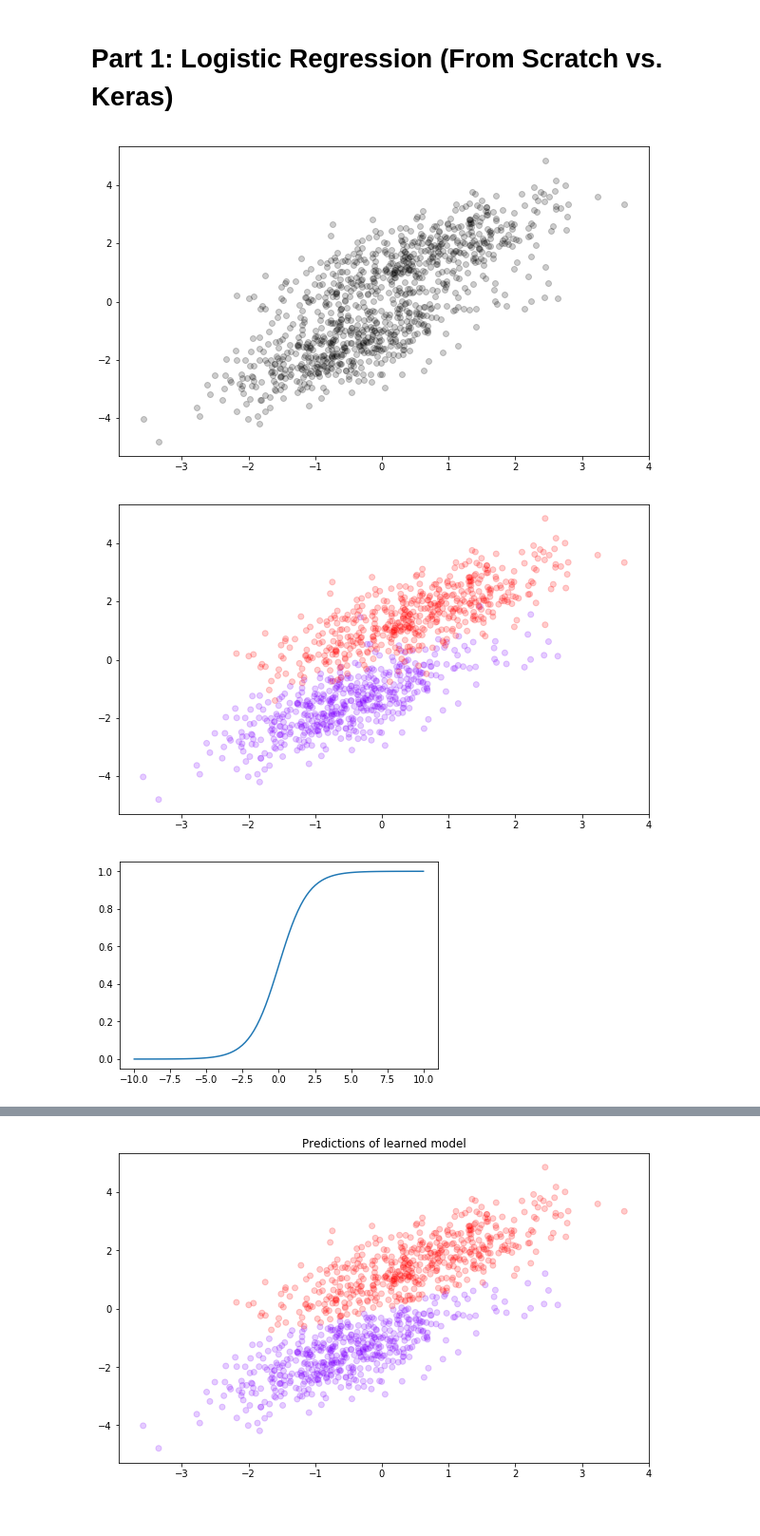
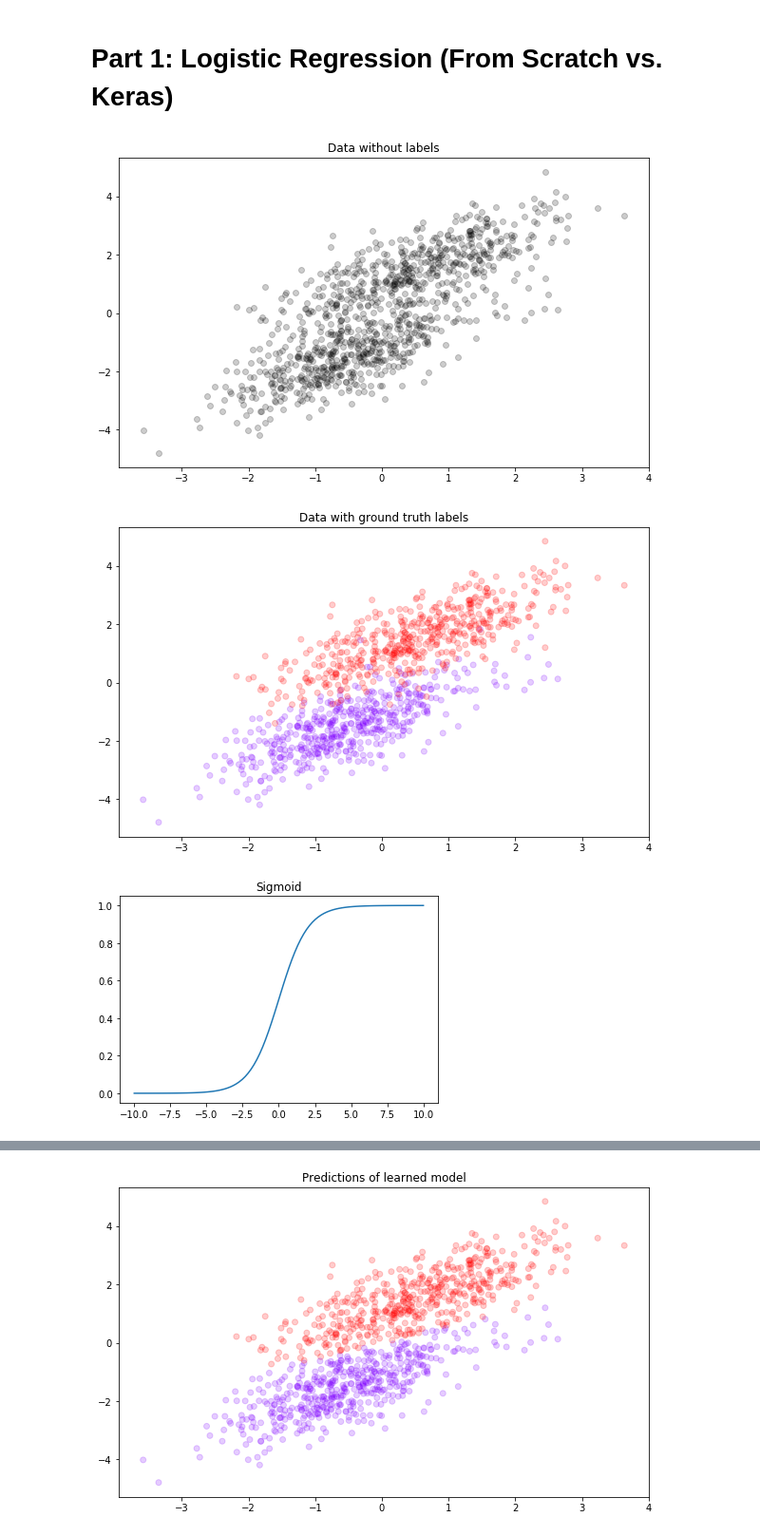
Before and after one commit to lewfish/neural-networks-tutorial, a Jupyter notebook: notebooks/1_logistic_regression.ipynb, the cells around one changed output, grey strips where cells are left out. Shown at 95% size. Saved outputs shown, nothing was run; the diff lists cells and outputs as text; code cells hidden in the pictures.

```diff
--- a/notebooks/1_logistic_regression.ipynb
+++ b/notebooks/1_logistic_regression.ipynb
@@ -30,25 +30,27 @@ def plot_data(X, y, title=''):
 # %%
 # Visualize X
 plt.figure(figsize=(10, 6))
+plt.title('Data without labels')
 plt.scatter(X[:, 0], X[:, 1],
             c = 'black', alpha = 0.2)
 
 # Visualize X and y
-plot_data(X, y)
+plot_data(X, y, 'Data with ground truth labels')
 # %% [output]
-[figure, old version]
+[figure, new version]
-[figure, old version]
+[figure, new version]
 # %%
 # The sigmoid activation function maps to probabilities.
 def sigmoid(scores):
     return 1 / (1 + np.exp(-scores))
 
 x_sig = np.linspace(-10, 10, 100)
 y_sig = sigmoid(x_sig)
+plt.title('Sigmoid')
 plt.plot(x_sig, y_sig)
 plt.show()
 # %% [output]
-[figure, old version]
+[figure, new version]
 # %% [markdown]
 ![](img/slp.gif)
 Figure from http://rfhs8012.fh-regensburg.de/~saj39122/jfroehl/diplom/e-12-text.html
```
Also changed, not shown: parts of 8 cells of this notebook.
